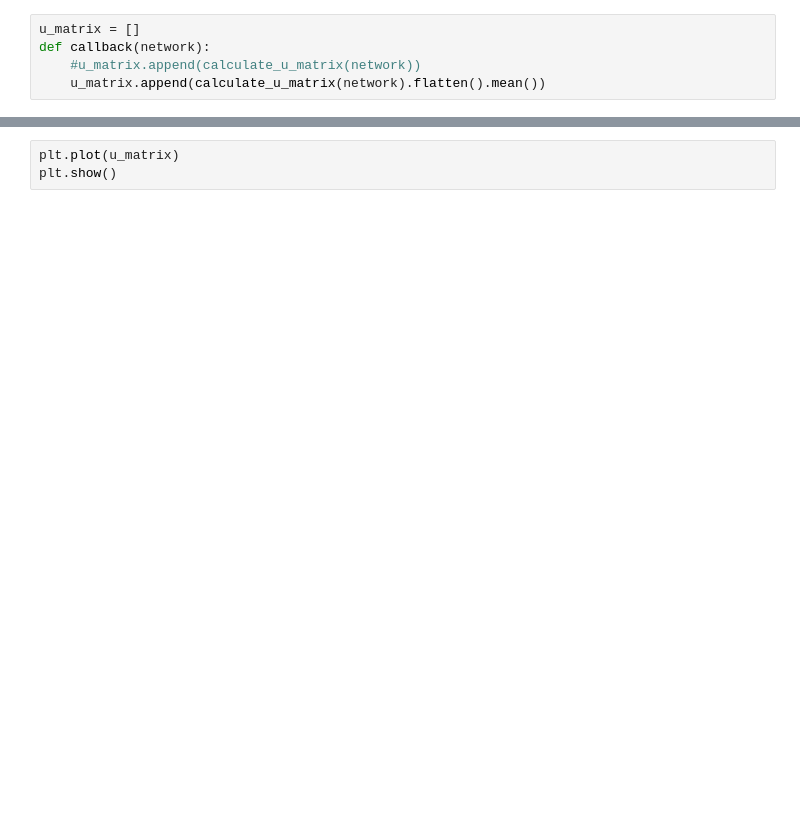
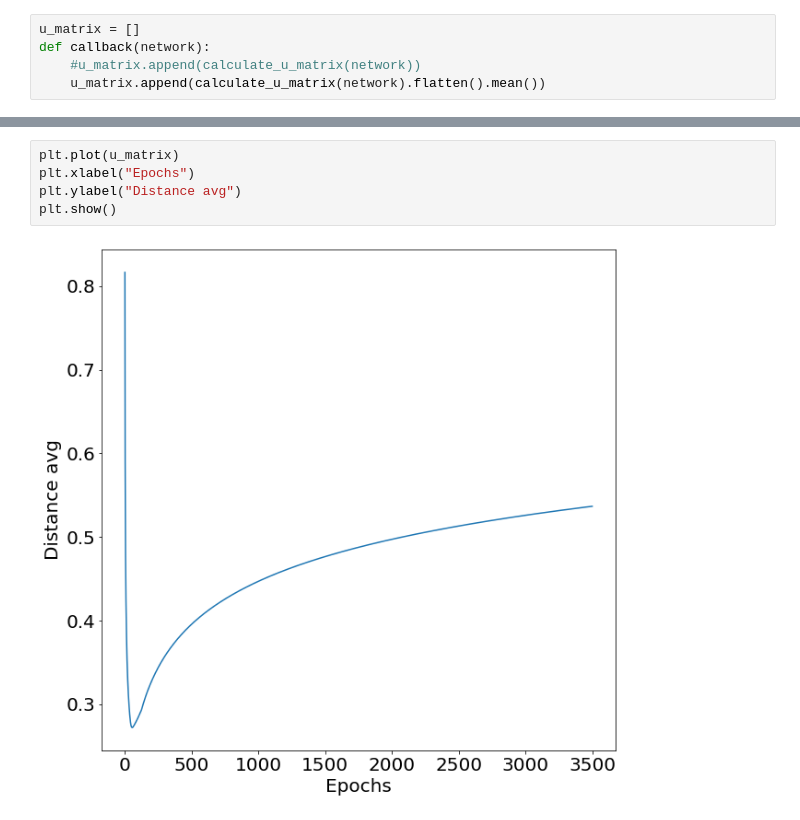
Before and after one commit to Natu17/TPs_SIA, a Jupyter notebook: TP4/ej1a.ipynb, the cells around one changed output, grey strips where cells are left out. Cells and saved outputs as stored; diff of their text form; blank space fills up the shorter version.

```diff
--- a/TP4/ej1a.ipynb
+++ b/TP4/ej1a.ipynb
@@ -97,6 +99,10 @@ KeyboardInterrupt:
 # %%
 plt.plot(u_matrix)
+plt.xlabel("Epochs")
+plt.ylabel("Distance avg")
 plt.show()
+# %% [output]
+[figure, added]
 # %%
 plt.figure("U matrix after training")
 plot_u_matrix(network, standarized)
```
Also changed, not shown: parts of 10 cells of this notebook, 7 other files.
